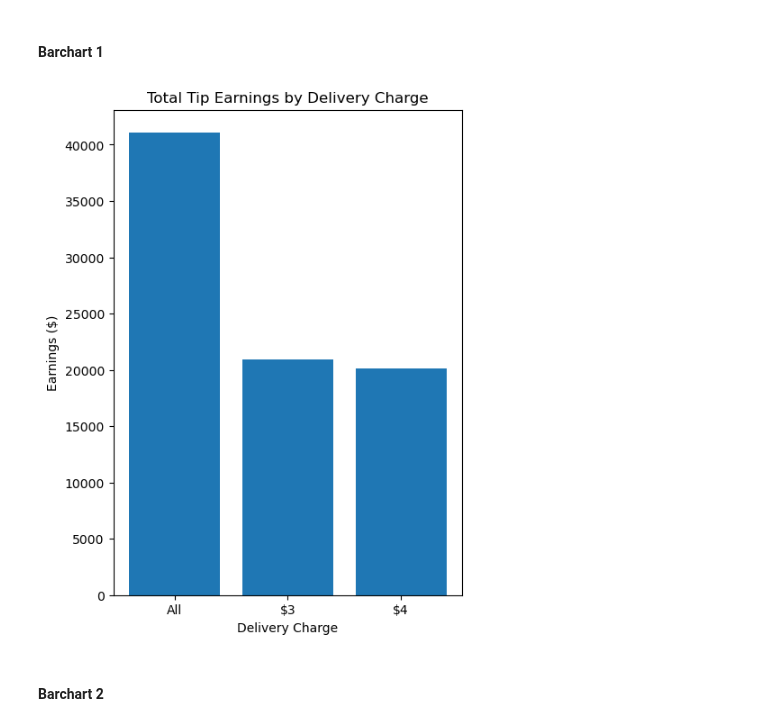
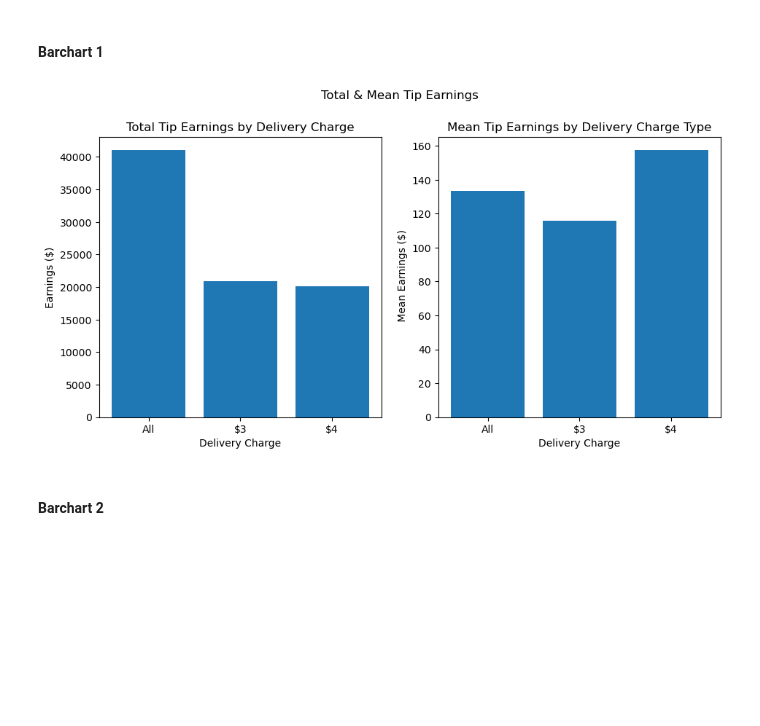
Before and after one commit to stevejchacon/pizzatip, a Jupyter notebook: pizzaEDA2.ipynb, the cells around one changed output. Drawn from its saved outputs; the diff is of its cells as text; code cells hidden in the pictures; blank space fills up the shorter version.

Commit message:
Combined barcharts into groups

```diff
--- a/pizzaEDA2.ipynb
+++ b/pizzaEDA2.ipynb
@@ -166,23 +167,36 @@ plt.show()
 tip_3 = df[df['Job'] == 'Macianos']
 tip_4 = df[df['Job'] == 'Maciano 2']
 # %%
-# barchart to show all tips : all vs $3 vs $4
+fig, axs = plt.subplots(1, 2, figsize=(11, 5))
 
+plt.suptitle("Total & Mean Tip Earnings", y=1.008)
+
+# 1. barchart to show all tips : all vs $3 vs $4
 containers = ['All', '$3', '$4']
 counts = [df['Earnings'].sum(), tip_3['Earnings'].sum(), tip_4['Earnings'].sum()]
 
-# create plot
-fig, ax = plt.subplots(figsize=(5, 7))
+# create barchart
+axs[0].bar(containers, counts)
+# set title, labels, etc.
+axs[0].set_title('Total Tip Earnings by Delivery Charge')
+axs[0].set_xlabel('Delivery Charge')
+axs[0].set_ylabel('Earnings ($)')
+
+
+# 2. barchart to show all tips : all vs $3 vs $4
+
+containers = ['All', '$3', '$4']
+counts = [df['Earnings'].mean(), tip_3['Earnings'].mean(), tip_4['Earnings'].mean()]
 
 # create barchart
-ax.bar(containers, counts)
+axs[1].bar(containers, counts)
 # set title, labels, etc.
-ax.set_title('Total Tip Earnings by Delivery Charge')
-ax.set_xlabel('Delivery Charge')
-ax.set_ylabel('Earnings ($)')
+axs[1].set_title('Mean Tip Earnings by Delivery Charge Type')
+axs[1].set_xlabel('Delivery Charge')
+axs[1].set_ylabel(' Mean Earnings ($)')
 
 plt.show()
 # %% [output]
-[figure, old version]
+[figure, new version]
 # %% [markdown]
 #### Barchart 2
```
Also changed, not shown: parts of 15 cells of this notebook.
